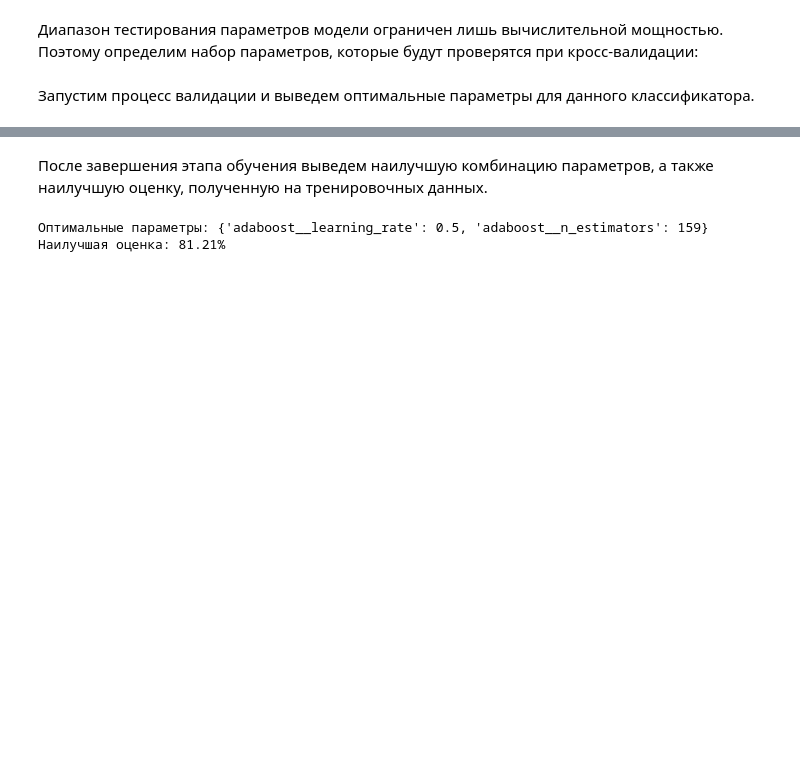
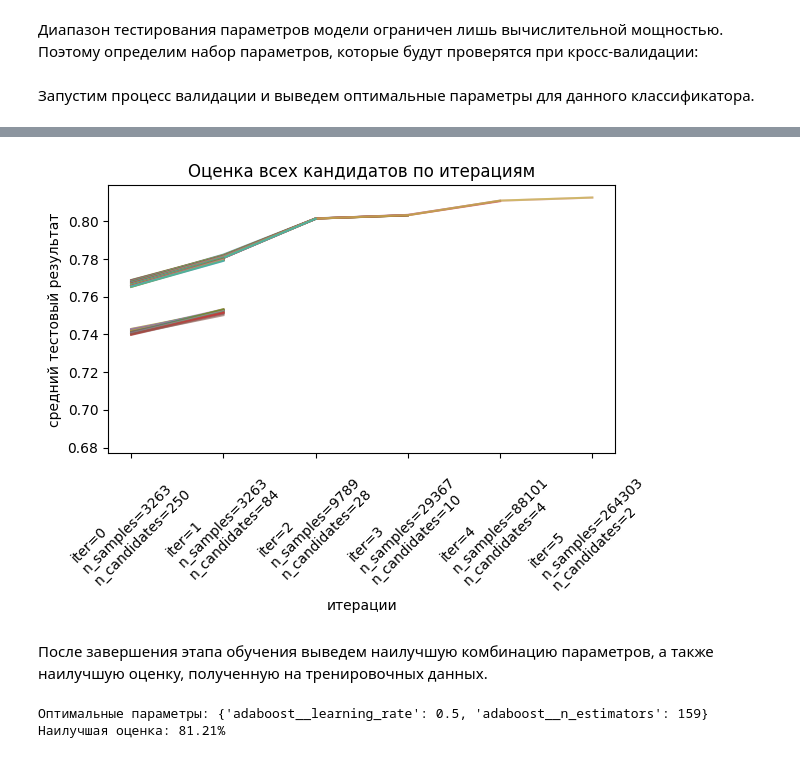
Before and after one commit to Supercili0usMe/bachelors_diploma_work, a Jupyter notebook: Smoking and drinking classification/7_AdaBoost.ipynb, the cells around one changed output, grey strips where cells are left out. Drawn from its saved outputs; the diff is of its cells as text; code cells hidden in the pictures; blank space fills up the shorter version.

Commit message:
Add scores graphs

```diff
--- a/Smoking and drinking classification/7_AdaBoost.ipynb
+++ b/Smoking and drinking classification/7_AdaBoost.ipynb
@@ -147,22 +153,24 @@ KeyboardInterrupt:
 # %%
-results = pd.DataFrame(ada_classifier.cv_results)
+results = pd.DataFrame(ada_classifier.cv_results_)
 results["params_str"] = results.params.apply(str)
 results.drop_duplicates(subset=("params_str", "iter"), inplace=True)
 mean_scores = results.pivot(
     index="iter", columns="params_str", values="mean_test_score"
 )
 ax = mean_scores.plot(legend=False, alpha=0.6)
 labels = [
     f"iter={i}\nn_samples={ada_classifier.n_resources_[i]}\nn_candidates={ada_classifier.n_candidates_[i]}"
     for i in range(ada_classifier.n_iterations_)
 ]
 ax.set_xticks(range(ada_classifier.n_iterations_))
 ax.set_xticklabels(labels, rotation=45, multialignment="left")
 ax.set_title("Оценка всех кандидатов по итерациям")
-ax.set_ylabel("средний тестовый результат", fontsize=15)
-ax.set_xlabel("итерации", fontsize=15)
+ax.set_ylabel("средний тестовый результат")
+ax.set_xlabel("итерации")
 plt.tight_layout()
 plt.show()
+# %% [output]
+[figure, added]
 # %% [markdown]
 После завершения этапа обучения выведем наилучшую комбинацию параметров, а также наилучшую оценку, полученную на тренировочных данных.
 # %%
```
Also changed, not shown: parts of 1 cell of this notebook, 1 other file.
